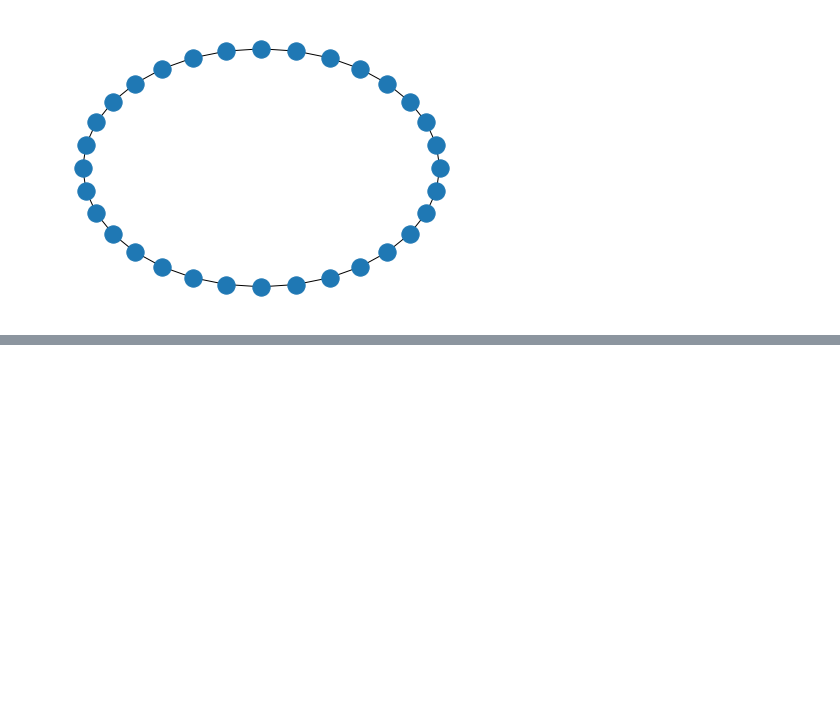
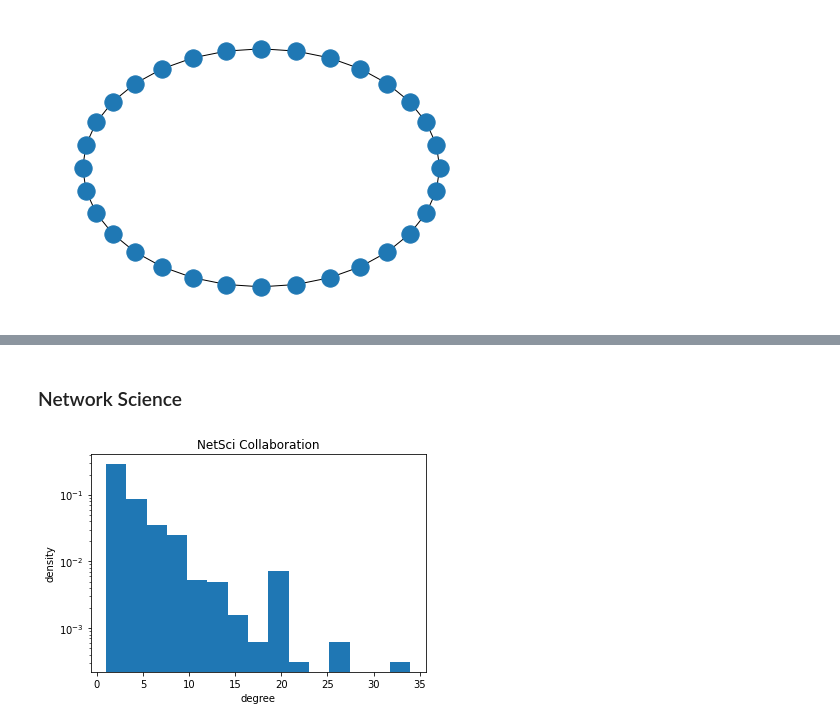
Before and after one commit to raffi07/NetSci22, a Jupyter notebook: NetSci22_A1.ipynb, the cells around one changed output, grey strips where cells are left out. Cells and saved outputs as stored; diff of their text form; code cells hidden in the pictures; blank space fills up the shorter version.

```diff
--- a/NetSci22_A1.ipynb
+++ b/NetSci22_A1.ipynb
@@ -71,0 +163,16 @@ nx.draw(G, pos=pos)
+# %% [markdown]
+### Network Science
+# %%
+degs = [d for n, d in netsci_graph.degree()]
+# my_bins = np.logspace(np.log10(min(degs)),np.log10(max(degs) +1), 15)
+# plt.xscale('log')
+plt.yscale('log')
+# plt.hist(degs,bins=my_bins, density=True)
+# 15 bins due to visibility of gaps and high amount of bin around degree 20 (no log, because of max-degree 35)
+plt.hist(degs, bins=15, density=True)
+plt.title('NetSci Collaboration')
+plt.xlabel('degree')
+plt.ylabel('density')
+plt.show()
+# %% [output]
+[figure, added]
```
Also changed, not shown: parts of 16 cells of this notebook.
